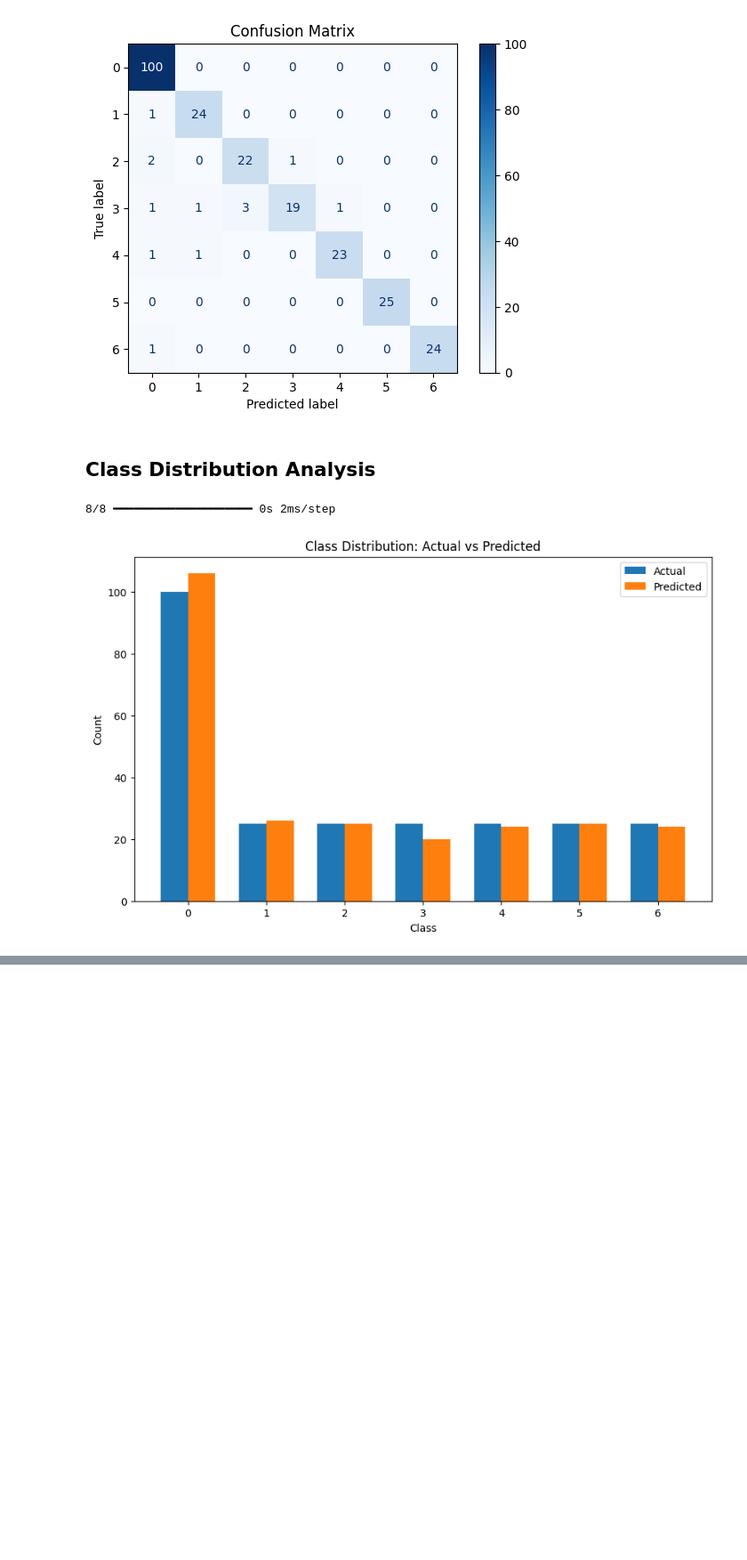
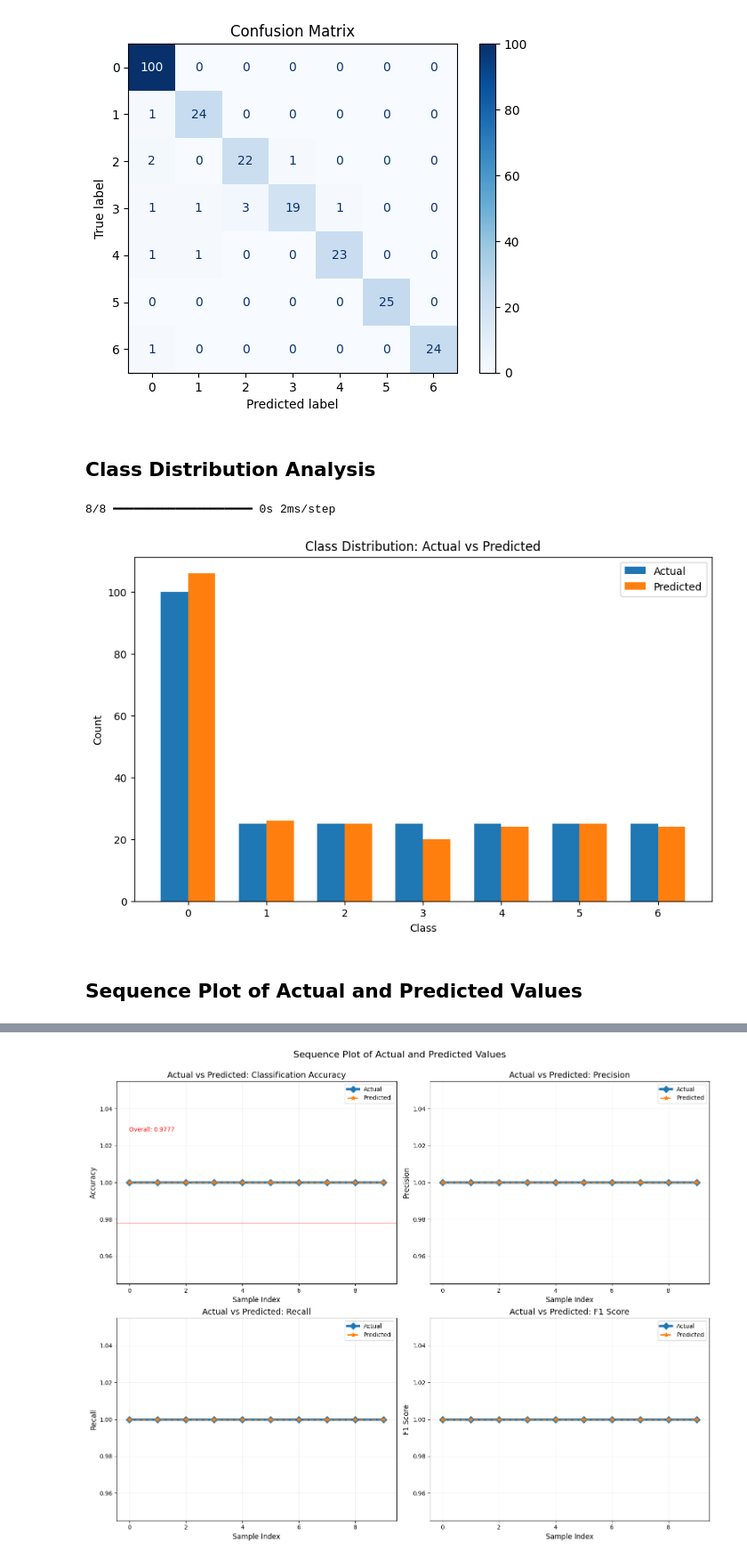
Before and after one commit to AlexxLunin/MLP_ASSSIGNMENT, a Jupyter notebook: NON_SEPARABLE_CLASSIFICATION/SPC.ipynb, the cells around one changed output, grey strips where cells are left out. Shown at 89% size. Drawn from its saved outputs; the diff is of its cells as text; code cells hidden in the pictures; blank space fills up the shorter version.

```diff
--- a/NON_SEPARABLE_CLASSIFICATION/SPC.ipynb
+++ b/NON_SEPARABLE_CLASSIFICATION/SPC.ipynb
@@ -157,3 +154,77 @@ plt.show()
 # %% [output]
 8/8 ━━━━━━━━━━━━━━━━━━━━ 0s 2ms/step
 [figure]
+# %% [markdown]
+## **Sequence Plot of Actual and Predicted Values**
+# %%
+y_pred_prob = model.predict(X_test)
+y_pred_binary = (y_pred_prob > 0.5).astype(int)
+
+num_samples = min(10, len(X_test))
+sample_indices = list(range(num_samples))
+
+precision_scores = []
+recall_scores = []
+f1_scores = []
+accuracy_scores = []
+
+for i in range(num_samples):
+   accuracy = np.mean(np.equal(y_test[i], y_pred_binary[i]))
+   accuracy_scores.append(accuracy)
+
+   true_positives = np.sum((y_test[i] == 1) & (y_pred_binary[i] == 1))
+   false_positives = np.sum((y_test[i] == 0) & (y_pred_binary[i] == 1))
+   precision = true_positives / (true_positives + false_positives + 1e-10)
+   precision_scores.append(precision)
+
+   false_negatives = np.sum((y_test[i] == 1) & (y_pred_binary[i] == 0))
+   recall = true_positives / (true_positives + false_negatives + 1e-10)
+   recall_scores.append(recall)
+
+   f1 = 2 * (precision * recall) / (precision + recall + 1e-10)
+   f1_scores.append(f1)
+
+overall_accuracy = np.mean(np.equal(y_test, y_pred_binary))
+
+fig, axes = plt.subplots(2, 2, figsize=(15, 12))
+
+axes[0, 0].plot(sample_indices, accuracy_scores, 'D-', linewidth=4, markersize=8, label='Actual')
+axes[0, 0].plot(sample_indices, accuracy_scores, '*--', linewidth=2, markersize=8, label='Predicted')
+axes[0, 0].set_title('Actual vs Predicted: Classification Accuracy', fontsize=14)
+axes[0, 0].set_xlabel('Sample Index', fontsize=12)
+axes[0, 0].set_ylabel('Accuracy', fontsize=12)
+axes[0, 0].grid(True, alpha=0.2)
+axes[0, 0].legend()
+
+axes[0, 0].axhline(y=overall_accuracy, color='r', linestyle='-', alpha=0.3)
+axes[0, 0].text(0, overall_accuracy + 0.05, f'Overall: {overall_accuracy:.4f}', color='r')
+
+axes[0, 1].plot(sample_indices, precision_scores, 'D-', linewidth=4, markersize=8, label='Actual')
+axes[0, 1].plot(sample_indices, precision_scores, '*--', linewidth=2, markersize=8, label='Predicted')
+axes[0, 1].set_title('Actual vs Predicted: Precision', fontsize=14)
+axes[0, 1].set_xlabel('Sample Index', fontsize=12)
+axes[0, 1].set_ylabel('Precision', fontsize=12)
+axes[0, 1].grid(True, alpha=0.2)
+axes[0, 1].legend()
+
+axes[1, 0].plot(sample_indices, recall_scores, 'D-', linewidth=4, markersize=8, label='Actual')
+axes[1, 0].plot(sample_indices, recall_scores, '*--', linewidth=2, markersize=8, label='Predicted')
+axes[1, 0].set_title('Actual vs Predicted: Recall', fontsize=14)
+axes[1, 0].set_xlabel('Sample Index', fontsize=12)
+axes[1, 0].set_ylabel('Recall', fontsize=12)
+axes[1, 0].grid(True, alpha=0.2)
+axes[1, 0].legend()
+
+axes[1, 1].plot(sample_indices, f1_scores, 'D-', linewidth=4, markersize=8, label='Actual')
+axes[1, 1].plot(sample_indices, f1_scores, '*--', linewidth=2, markersize=8, label='Predicted')
+axes[1, 1].set_title('Actual vs Predicted: F1 Score', fontsize=14)
+axes[1, 1].set_xlabel('Sample Index', fontsize=12)
+axes[1, 1].set_ylabel('F1 Score', fontsize=12)
+axes[1, 1].grid(True, alpha=0.2)
+axes[1, 1].legend()
+
+plt.tight_layout()
+plt.subplots_adjust(top=0.92)
+fig.suptitle('Sequence Plot of Actual and Predicted Values', fontsize=16)
+plt.show()
+# %% [output]
@@ -159,0 +232 @@ plt.show()
+[figure, added]
```
Also changed, not shown: parts of 5 cells of this notebook, 11 other files.
